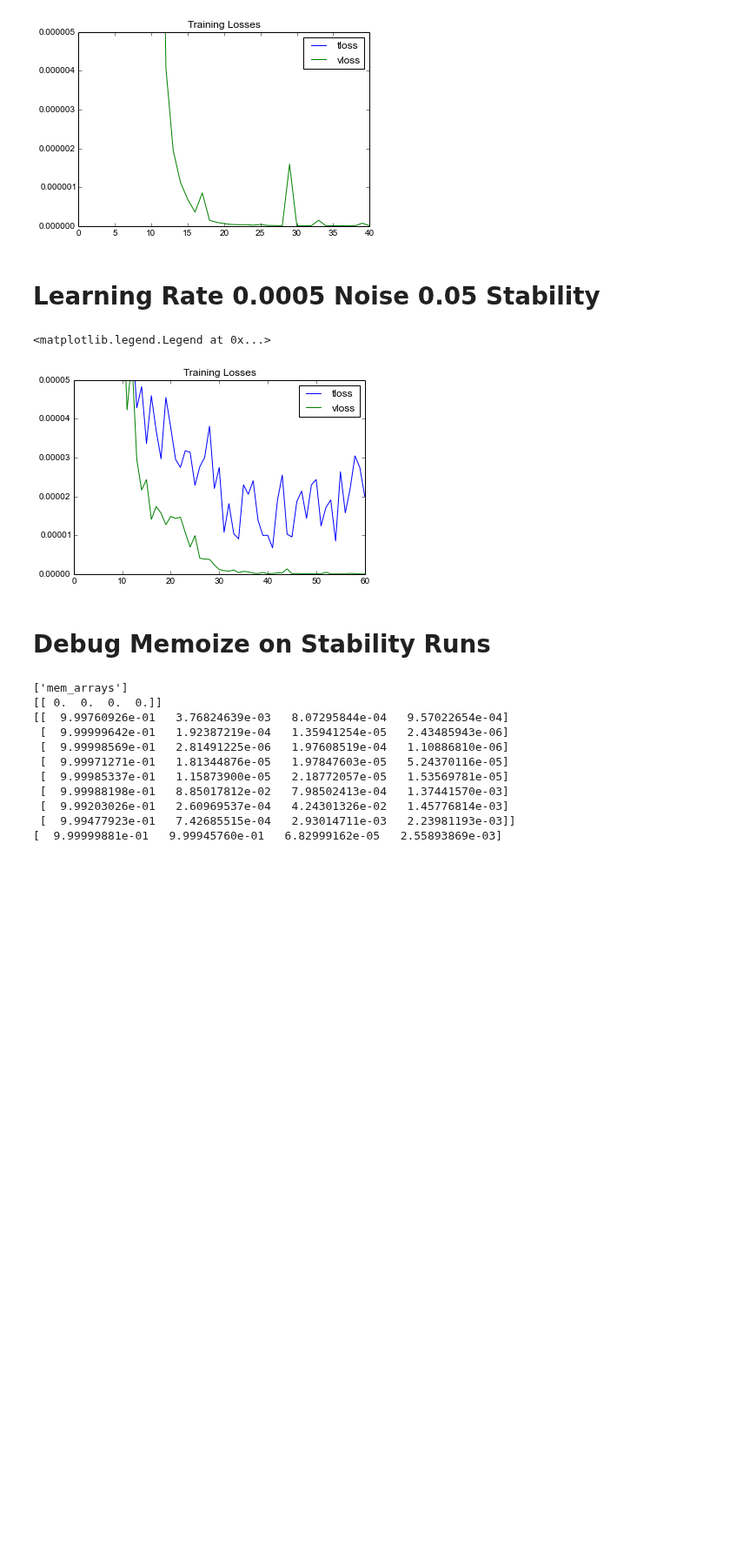
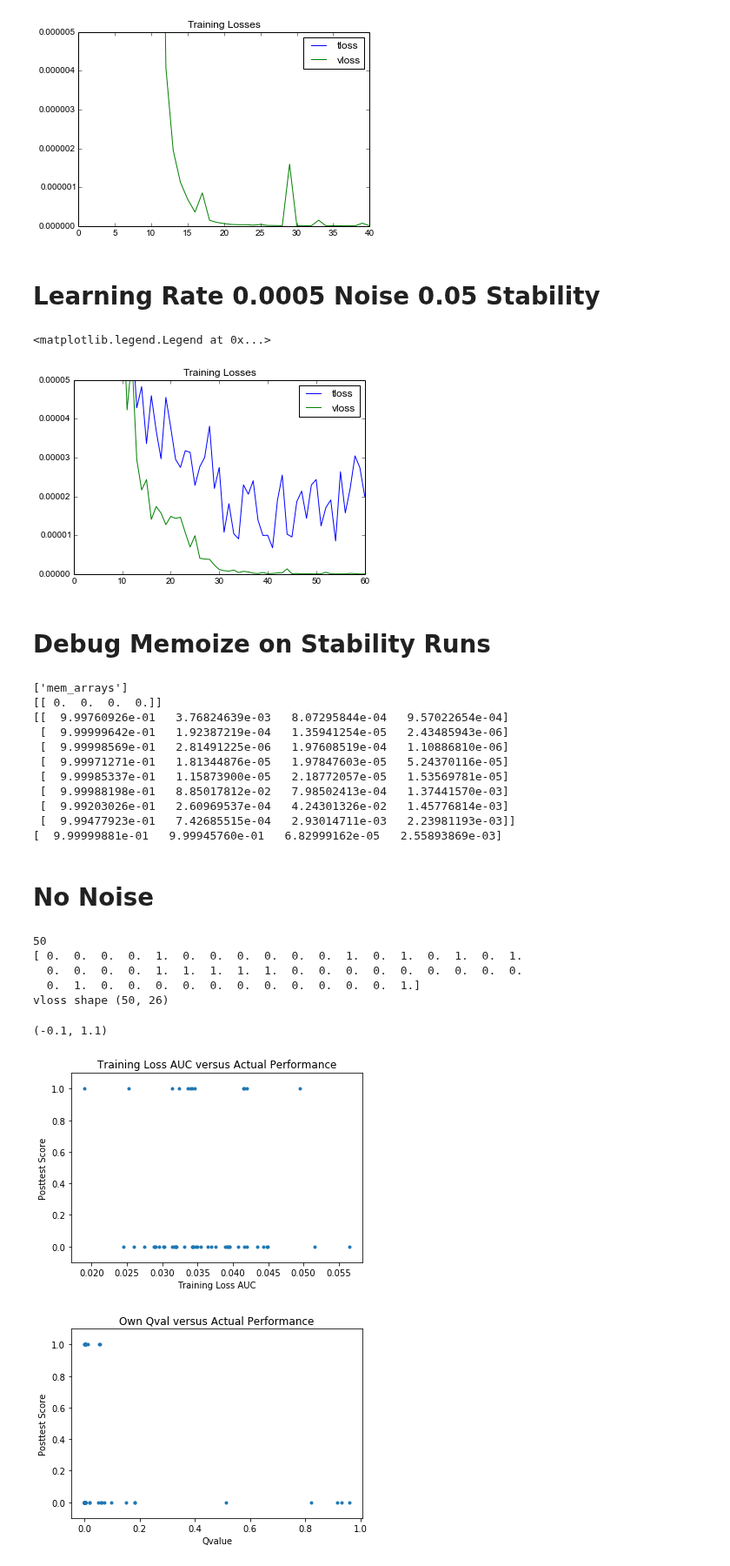
Before and after one commit to lisa-1010/smart-tutor, a Jupyter notebook: code/student2aw4l5.ipynb, the cells around one changed output. Shown at 87% size. Saved outputs shown, nothing was run; the diff lists cells and outputs as text; code cells hidden in the pictures; blank space fills up the shorter version.

```diff
--- a/code/student2aw4l5.ipynb
+++ b/code/student2aw4l5.ipynb
@@ -11,7 +11,14 @@
 import numpy as np
 import scipy as sp
 import six
+import pickle
 from matplotlib.pyplot import *
+
+def ixs2ranks(ixs):
+    ranks = np.zeros(ixs.shape,dtype=np.int)
+    for r,i in enumerate(ixs):
+        ranks[i] = r
+    return ranks
 
 def graph_trainauc_score(vloss, scores):
     figure()
@@ -107,3 +114,66 @@ six.print_(mem_arrays[5][1000])
  [  9.99203026e-01   2.60969537e-04   4.24301326e-02   1.45776814e-03]
  [  9.99477923e-01   7.42685515e-04   2.93014711e-03   2.23981193e-03]]
 [  9.99999881e-01   9.99945760e-01   6.82999162e-05   2.55893869e-03]
+# %% [markdown]
+# No Noise
+# %%
+data11 = np.load('experiments/test2_modelgrusimple_mid-dropout10-shuffle1-data-test2a-w4-n100000-l5-random.pickle/stats-runB.npz')
+data21 = np.load('experiments/test2_modelgrusimple_mid-dropout10-shuffle1-data-test2a-w4-n100000-l5-random.pickle/mcts-rtype2-rollouts10000-trajectories8-real1-runB.npz')
+data31 = np.load('experiments/test2_modelgrusimple_mid-dropout10-shuffle1-data-test2a-w4-n100000-l5-random.pickle/mcts-rtype2-rollouts10000-trajectories8-real0-runB.npz')
+
+with open('experiments/test2_modelgrusimple_mid-dropout10-shuffle1-data-test2a-w4-n100000-l5-random.pickle/fsearch-runB-horizon6.pickle','rb') as f:
+    fsdata = pickle.load(f)
+
+six.print_(len(fsdata))
+fs_sq = np.array([d[0][1] for d in fsdata])
+fs_sim_sq = np.array([d[0][3] for d in fsdata])
+six.print_(fs_sim_sq)
+
+vloss = np.vstack((data11['vloss'],))
+vloss_auc = np.sum(vloss,axis=1)
+vloss_last = np.mean(vloss[:,-2:],axis=1)
+
+tloss = np.vstack((data11['tloss'],))
+tloss_auc = np.sum(tloss,axis=1)
+tloss_last = np.mean(tloss[:,-2:],axis=1)
+
+#scores = np.vstack((data21['scores'],))[:,0]
+#realqvals = np.vstack((data21['qvals'],))[:,0]
+#selfqvals = np.vstack((data31['qvals'],))[:,0]
+
+# ixs sorted by various things
+#sorted_by_score = np.flipud(np.argsort(scores))
+#ranked_by_score = ixs2ranks(sorted_by_score)
+
+sorted_by_fs_sim_sq = np.flipud(np.argsort(fs_sim_sq))
+ranked_by_fs_sim_sq = ixs2ranks(sorted_by_fs_sim_sq)
+
+sorted_by_fs_sq = np.flipud(np.argsort(fs_sq))
+ranked_by_fs_sq = ixs2ranks(sorted_by_fs_sq)
+
+sorted_by_vloss = np.argsort(vloss_auc)
+ranked_by_vloss = ixs2ranks(sorted_by_vloss)
+
+#sorted_by_qval = np.flipud(np.argsort(selfqvals))
+#ranked_by_qval = ixs2ranks(sorted_by_qval)
+
+six.print_('vloss shape {}'.format(vloss.shape))
+
+num_models = scores.shape[0]
+
+graph_trainauc_score(vloss, fs_sim_sq)
+ylim(-0.1,1.1)
+# 12/50 good policy-models
+
+
+graph_qval_score(fs_sq, fs_sim_sq)
+ylim(-0.1,1.1)
+# %% [output]
+50
+[ 0.  0.  0.  0.  1.  0.  0.  0.  0.  0.  0.  1.  0.  1.  0.  1.  0.  1.
+  0.  0.  0.  0.  1.  1.  1.  1.  1.  0.  0.  0.  0.  0.  0.  0.  0.  0.
+  0.  1.  0.  0.  0.  0.  0.  0.  0.  0.  0.  0.  0.  1.]
+vloss shape (50, 26)
+(-0.1, 1.1)
+[figure, added]
+[figure, added]
```
Also changed, not shown: parts of 4 cells of this notebook, 3 other files.
